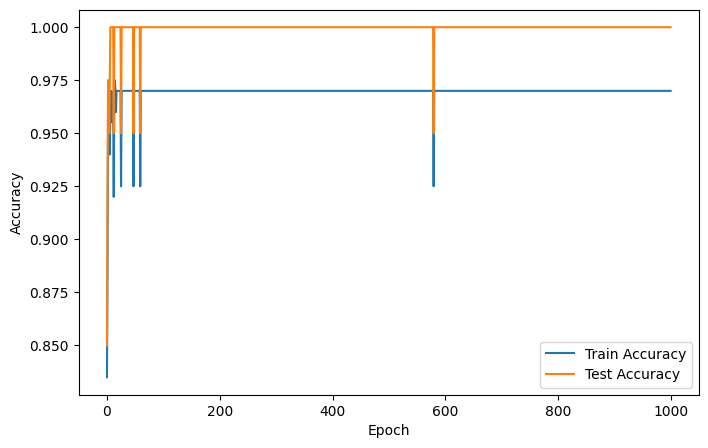
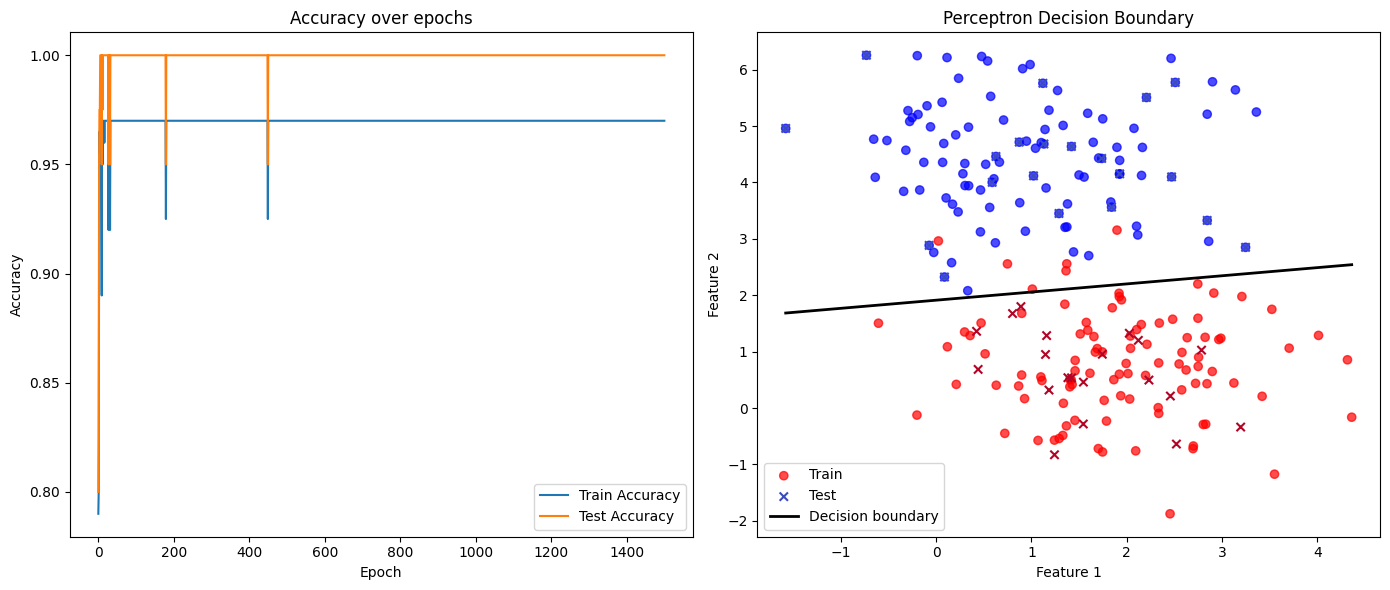
The change to this notebook cell's code, shown as a diff; its figure went from the first image to the second:
--- before
+++ after
@@ -4,3 +4,33 @@
 y_train = y_train.reshape((y_train.shape[0], 1))
 y_test = y_test.reshape((y_test.shape[0], 1))
-W, b = perceptron(X_train, y_train,X_test,y_test,lr=0.001,nb_iter=1000)
+W, b = perceptron(X_train, y_train,X_test,y_test)
+
+y_pred_train = predict(X_train, W, b)
+y_pred_test  = predict(X_test, W, b)
+
+print("Train Accuracy:", accuracy_score(y_train, y_pred_train))
+print("Test Accuracy:", accuracy_score(y_test, y_pred_test))
+fig, axes = plt.subplots(1, 2, figsize=(14,6))
+
+#Accuracy graph 
+axes[0].plot(range(len(train_accs)), train_accs, label="Train Accuracy")
+axes[0].plot(range(len(test_accs)), test_accs, label="Test Accuracy")
+axes[0].set_xlabel("Epoch")
+axes[0].set_ylabel("Accuracy")
+axes[0].legend()
+axes[0].set_title("Accuracy over epochs")
+
+#Decision Boundary graph
+axes[1].scatter(X_train[:,0], X_train[:,1], c=y_train.ravel(), cmap="bwr", alpha=0.7, label="Train")
+axes[1].scatter(X_test[:,0], X_test[:,1], c=y_test.ravel(), cmap="coolwarm", marker="x", label="Test")
+x_values = np.linspace(X_train[:,0].min(), X_train[:,0].max(), 100)
+y_values = -(W[0]/W[1]) * x_values - b/W[1]
+axes[1].plot(x_values, y_values, color="black", linewidth=2, label="Decision boundary")
+
+axes[1].set_xlabel("Feature 1")
+axes[1].set_ylabel("Feature 2")
+axes[1].legend()
+axes[1].set_title("Perceptron Decision Boundary")
+
+plt.tight_layout()
+plt.show()

Commit: Add deep CNN notebook and update project documentation